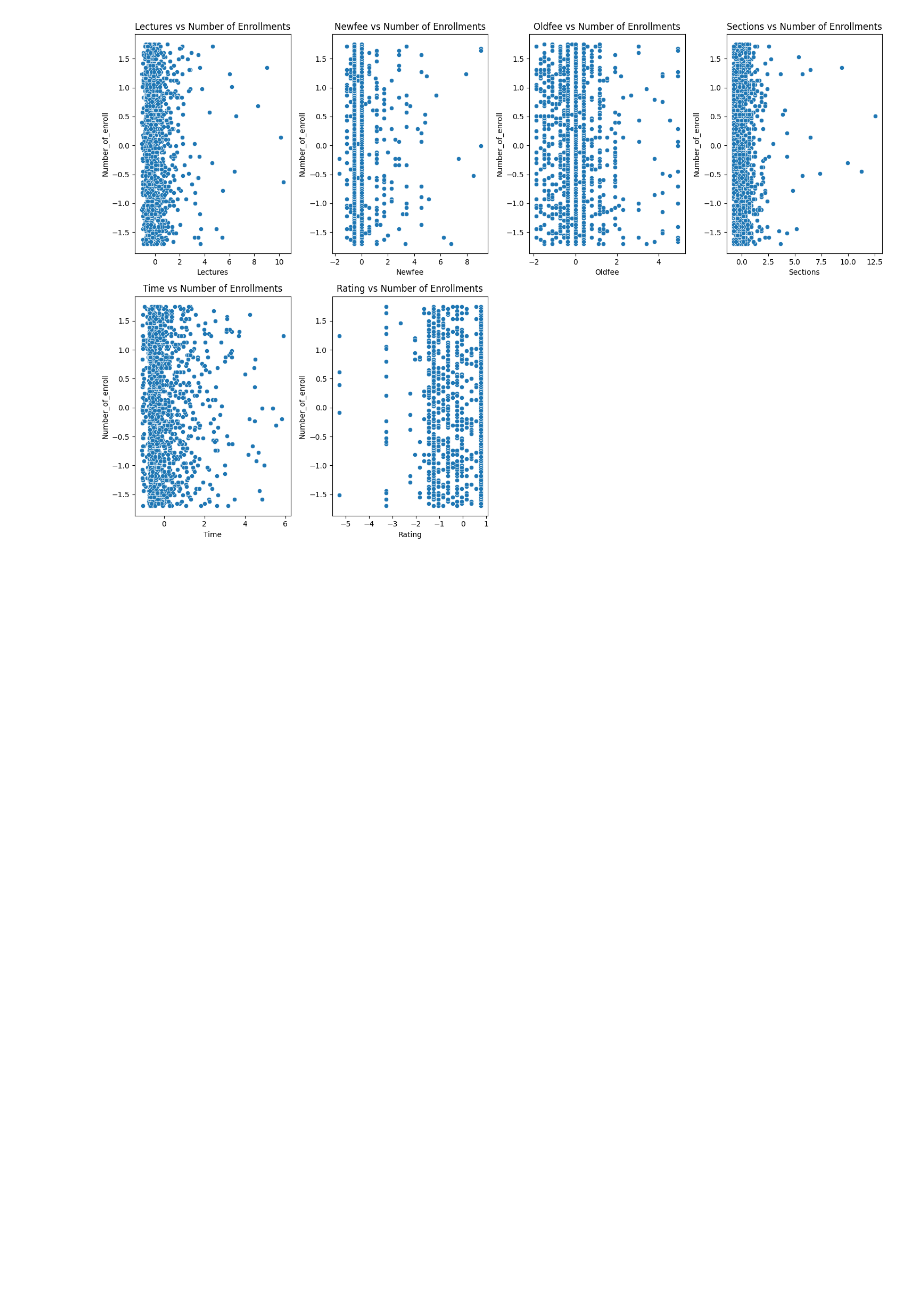
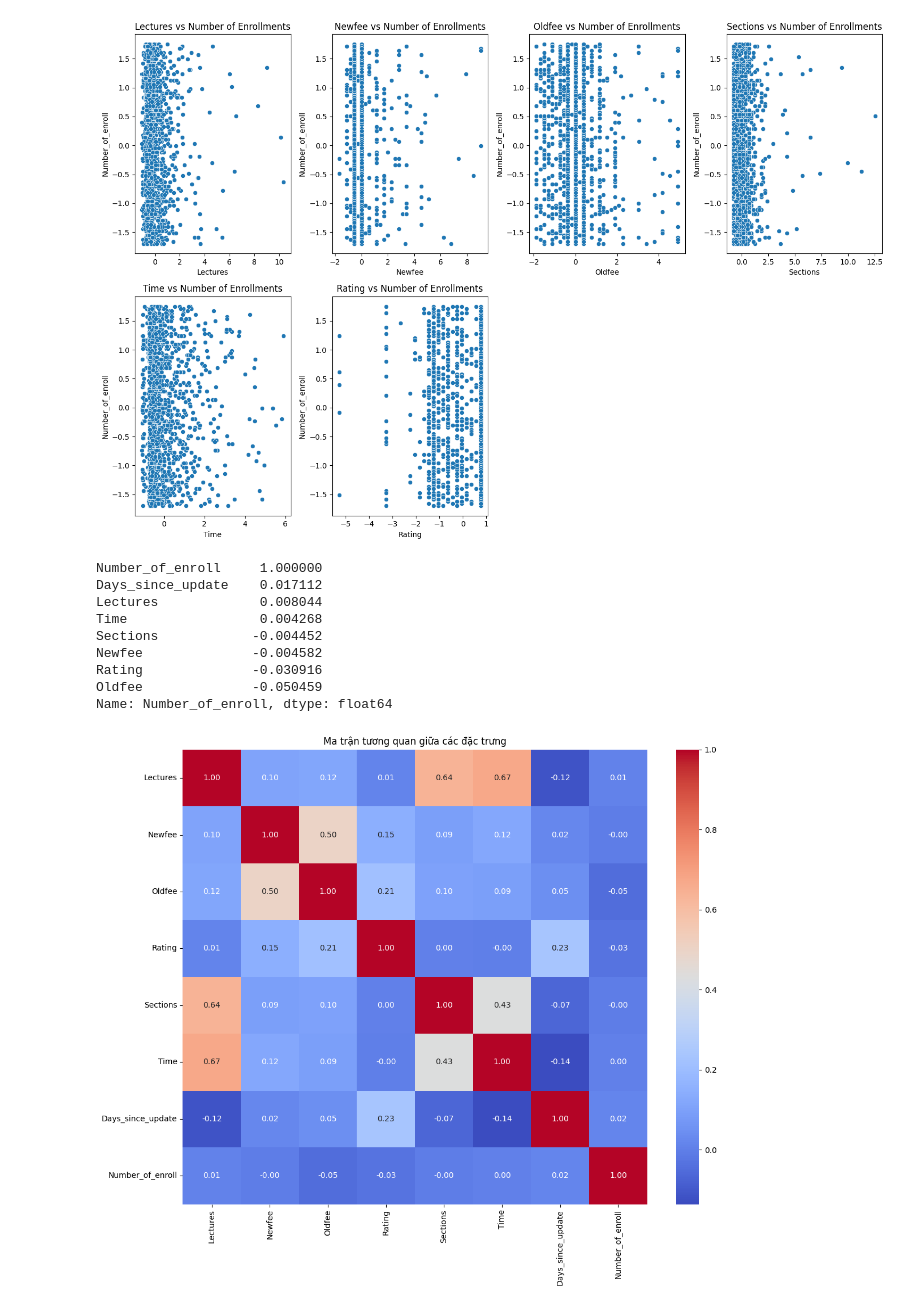
Before and after one commit to ur77ec17235/Data-Analysis, a Jupyter notebook: GroupTask/GroupResearch.ipynb, the cells around one changed output. Saved outputs shown, nothing was run; the diff lists cells and outputs as text; code cells hidden in the pictures; blank space fills up the shorter version.

```diff
--- a/GroupTask/GroupResearch.ipynb
+++ b/GroupTask/GroupResearch.ipynb
@@ -587,5 +581,10 @@ df.shape
 # %% [output]
 (1464, 14)
+# %%
+
+# Chuyển đổi 'Last_updated' thành timestamp và tính số ngày từ ngày cập nhật gần nhất
+df['Last_updated'] = pd.to_datetime(df['Last_updated'])
+df['Days_since_update'] = (pd.Timestamp('2024-08-08') - df['Last_updated']).dt.days
 # %%
 # Trực quan hóa dữ liệu theo kiểu histogram
 plt.figure(figsize=(15, 10))
@@ -697,13 +696,24 @@ plt.show()
 # nhưng cũng có một số biến không có mối quan hệ tuyến tính với biến Number_of_enrollers nhưng ta vẫn giữ lại để xem xét
 # có thể sẽ loại bỏ sau khi xây dựng mô hình
 # %%
-# Correlation Analysis
+corr_features = ['Lectures', 'Newfee', 'Oldfee', 'Rating', 'Sections', 'Time', 'Days_since_update', 'Number_of_enroll']
+correlation = df[corr_features].corr()
+print(correlation['Number_of_enroll'].sort_values(ascending=False))
 
-# Calculate the correlation matrix
-correlation_matrix = df[['Lectures', 'Newfee', 'Oldfee', 'Sections', 'Time', 'Rating', 'Number_of_enroll']].corr()
-
-# Visualize the correlation matrix using a heatmap
-plt.figure(figsize=(10, 8))
-sns.heatmap(correlation_matrix, annot=True, cmap='coolwarm', vmin=-1, vmax=1)
-plt.title('Correlation Matrix')
+# Vẽ heatmap tương quan
+plt.figure(figsize=(12, 10))
+sns.heatmap(correlation, annot=True, cmap='coolwarm', fmt=".2f")
+plt.title("Ma trận tương quan giữa các đặc trưng")
+plt.tight_layout()
 plt.show()
+# %% [output]
+Number_of_enroll     1.000000
+Days_since_update    0.017112
+Lectures             0.008044
+Time                 0.004268
+Sections            -0.004452
+Newfee              -0.004582
+Rating              -0.030916
+Oldfee              -0.050459
+Name: Number_of_enroll, dtype: float64
+[figure, added]
```
Also changed, not shown: parts of 23 cells of this notebook, 3 other files.
